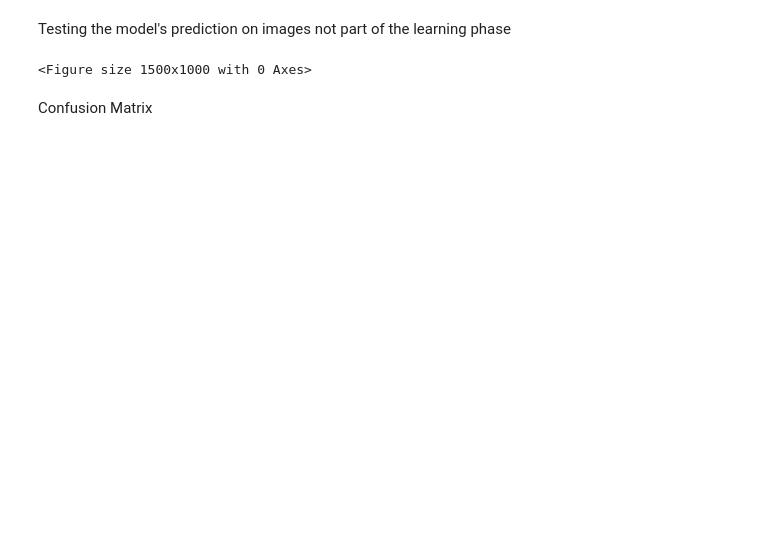
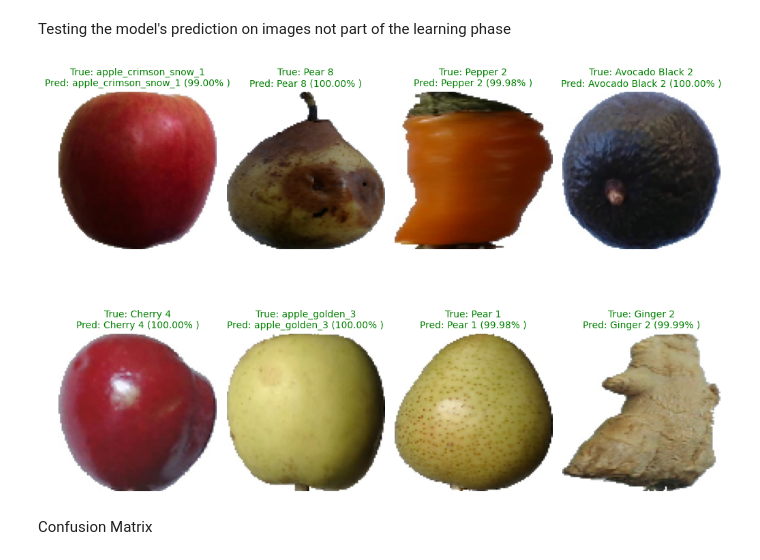
Before and after one commit to DarrenChooo/fruits-classification, a Jupyter notebook: fruits.ipynb, the cells around one changed output. Drawn from its saved outputs; the diff is of its cells as text; code cells hidden in the pictures; blank space fills up the shorter version.

Commit message:
Tested model's prediction and plotted confusion matrix for model with no data augmentation

```diff
--- a/fruits.ipynb
+++ b/fruits.ipynb
@@ -360,30 +400,54 @@ Final Test Loss: 0.000074
 # %% [markdown]
 Testing the model's prediction on images not part of the learning phase
 # %%
+import random
 from keras.preprocessing import image
 
 # Get class names
-class_names = list(validation_ds.class_names)
+class_names = validation_ds.class_names
 
 def predict_image(img_path, model, class_names):
     # Load and preprocess image
     img = image.load_img(img_path, target_size=(100, 100))
     img_array = image.img_to_array(img)
     img_array = np.expand_dims(img_array, axis=0)
-    img_array /= 255.0
 
     # Make prediction
-    prediction = model.predict(img_array, verbose=0)
+    prediction = model.predict(img_array, verbose=0)[0]
     predicted_class = class_names[np.argmax(prediction)]
-    confidence = np.max(prediction)
+    confidence = prediction[np.argmax(prediction)]
 
     return img, predicted_class, confidence
 
-# Test on 8 random images from test set
-plt.figure(figsize=(15, 10))
-test_samples = []
+# Select 8 random classes to test
+random_classes = random.sample(class_names, 8)
+plt.figure(figsize=(10, 8))
+
+# Make predictions and plot
+for i, class_name in enumerate(random_classes):
+    class_path = os.path.join(path, testing_path, class_name)
+
+    images = [f for f in os.listdir(class_path)
+                if f.lower().endswith(('.png', '.jpg', '.jpeg'))]
+
+    img_path = os.path.join(class_path, random.choice(images))
+
+    img, predicted_class, confidence = predict_image(
+        img_path, model, class_names
+    )
+    plt.subplot(2, 4, i+1)
+    plt.imshow(img)
+    plt.axis('off')
+
+    # Color code: green if correct, red if wrong
+    color = 'green' if predicted_class == class_name else 'red'
+    plt.title(
+            f"True: {class_name}\nPred: {predicted_class} ({confidence:.2%} )", color=color, fontsize=10
+        )
+plt.tight_layout()
+plt.show()
 # %% [output]
-<Figure size 1500x1000 with 0 Axes>
+[figure, added]
 # %% [markdown]
 Confusion Matrix
 # %%
```
Also changed, not shown: parts of 8 cells of this notebook, 1 other file.
